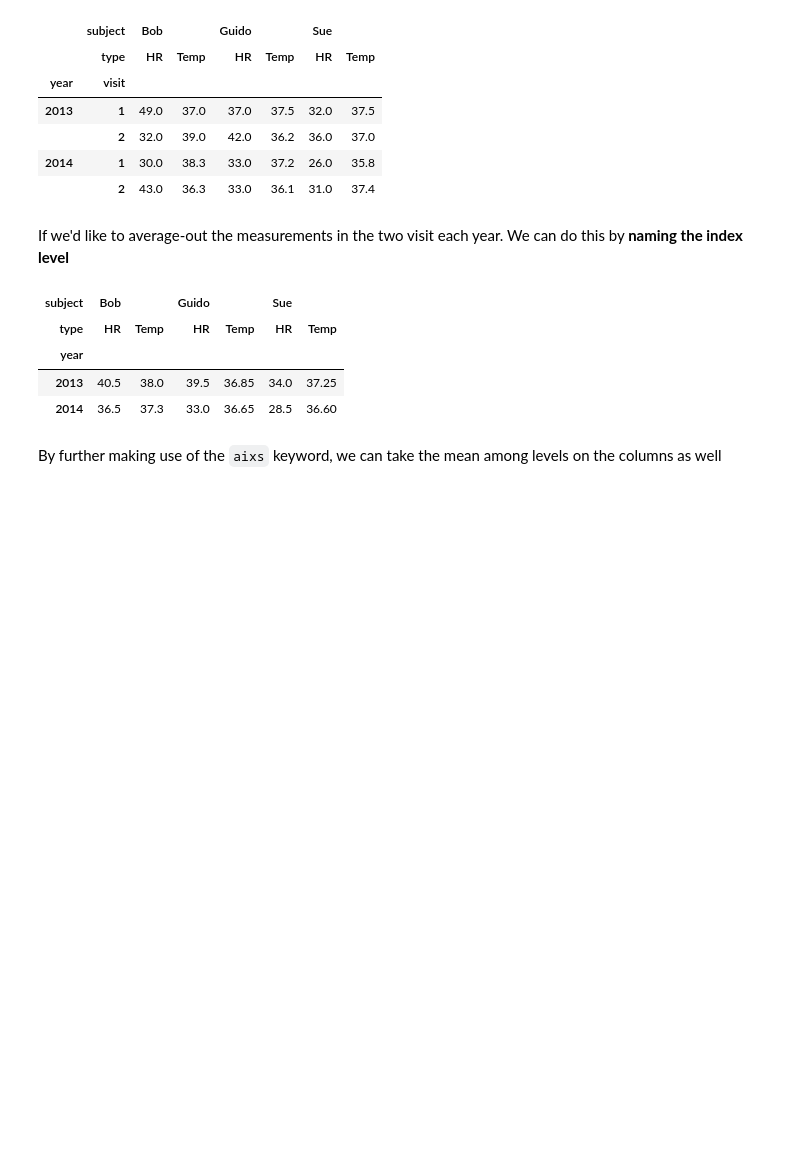
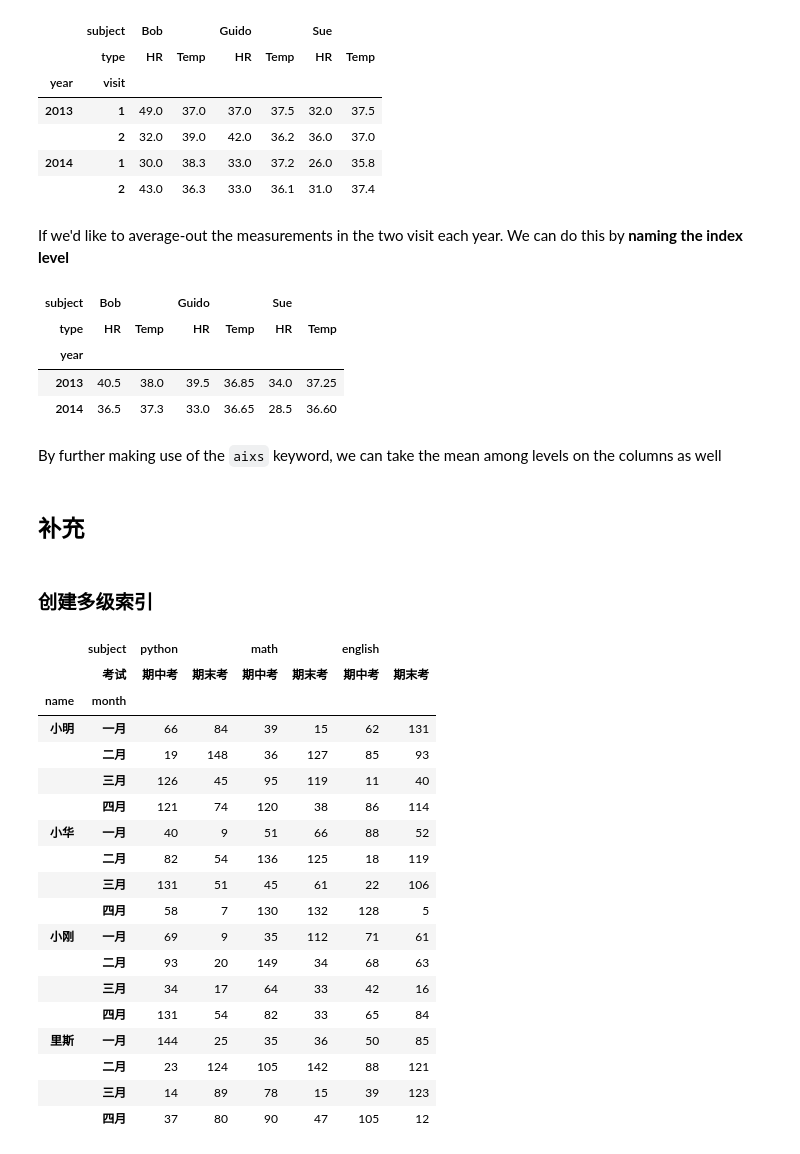
Before and after one commit to Laishuxin/python_data_science, a Jupyter notebook: 05.05_Pandas_Hierachical_Indexing.ipynb, the cells around one changed output. Drawn from its saved outputs; the diff is of its cells as text; code cells hidden in the pictures; blank space fills up the shorter version.

```diff
--- a/05.05_Pandas_Hierachical_Indexing.ipynb
+++ b/05.05_Pandas_Hierachical_Indexing.ipynb
@@ -554,3 +554,7 @@ By further making use of the `aixs` keyword, we can take the mean among levels o
 health_data.sum(axis=1, level='type')
 # %%
 health_data.sum(axis=1, level='subject')
+# %% [markdown]
+## 补充
+# %% [markdown]
+### 创建多级索引
@@ -556,0 +572,24 @@ health_data.sum(axis=1, level='subject')
+# %%
+df = pd.DataFrame(np.random.randint(0,151,(16, 6)),
+                 index=index, columns=columns)
+df
+# %% [output]
+|  | subject | python |  | math |  | english |  |
+|  | 考试 | 期中考 | 期末考 | 期中考 | 期末考 | 期中考 | 期末考 |
+| name | month |  |  |  |  |  |  |
+| 小明 | 一月 | 66 | 84 | 39 | 15 | 62 | 131 |
+|  | 二月 | 19 | 148 | 36 | 127 | 85 | 93 |
+|  | 三月 | 126 | 45 | 95 | 119 | 11 | 40 |
+|  | 四月 | 121 | 74 | 120 | 38 | 86 | 114 |
+| 小华 | 一月 | 40 | 9 | 51 | 66 | 88 | 52 |
+|  | 二月 | 82 | 54 | 136 | 125 | 18 | 119 |
+|  | 三月 | 131 | 51 | 45 | 61 | 22 | 106 |
+|  | 四月 | 58 | 7 | 130 | 132 | 128 | 5 |
+| 小刚 | 一月 | 69 | 9 | 35 | 112 | 71 | 61 |
+|  | 二月 | 93 | 20 | 149 | 34 | 68 | 63 |
+|  | 三月 | 34 | 17 | 64 | 33 | 42 | 16 |
+|  | 四月 | 131 | 54 | 82 | 33 | 65 | 84 |
+| 里斯 | 一月 | 144 | 25 | 35 | 36 | 50 | 85 |
+|  | 二月 | 23 | 124 | 105 | 142 | 88 | 121 |
+|  | 三月 | 14 | 89 | 78 | 15 | 39 | 123 |
+|  | 四月 | 37 | 80 | 90 | 47 | 105 | 12 |
```
Also changed, not shown: parts of 22 cells of this notebook.
